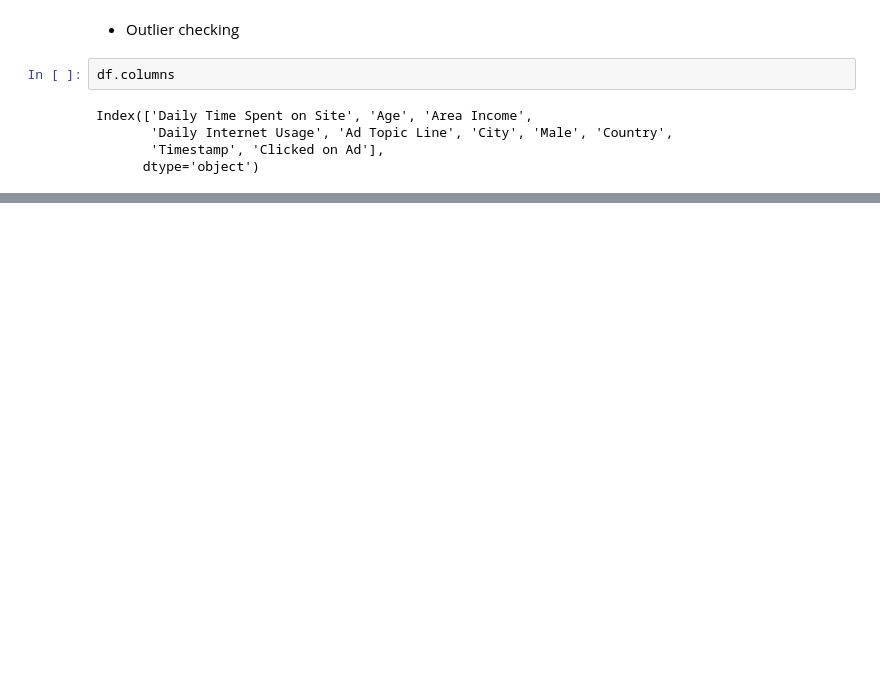
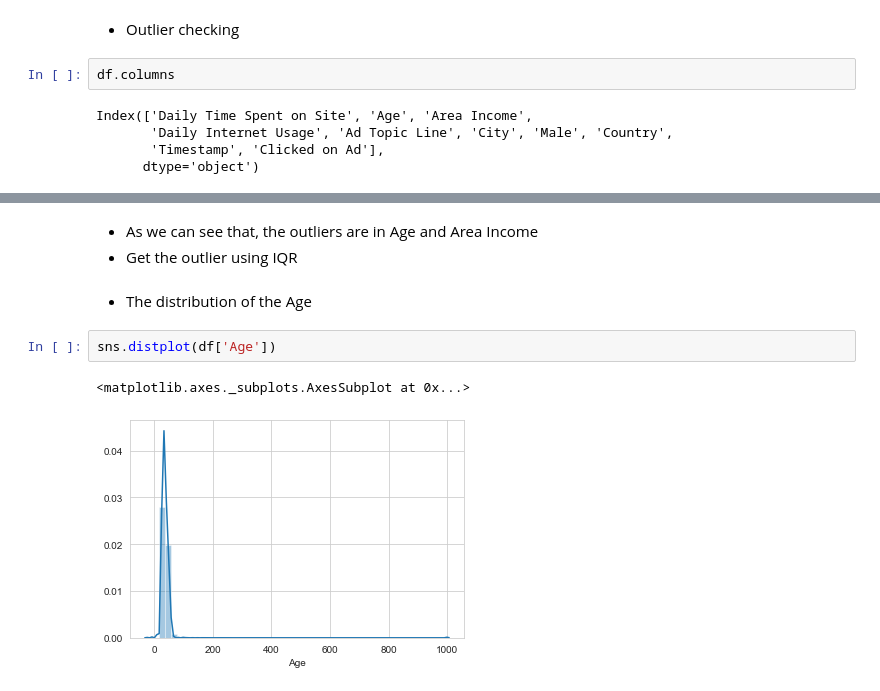
Before and after one commit to rui-ren/Data-Science-Notes, a Jupyter notebook: data_challenges/Advertising_Click_estimation/Advertising_Rui.ipynb, the cells around one changed output, grey strips where cells are left out. Saved outputs shown, nothing was run; the diff lists cells and outputs as text; blank space fills up the shorter version.

```diff
--- a/data_challenges/Advertising_Click_estimation/Advertising_Rui.ipynb
+++ b/data_challenges/Advertising_Click_estimation/Advertising_Rui.ipynb
@@ -186,0 +221,10 @@ len(l)
+# %% [markdown]
+- As we can see that, the outliers are in Age and Area Income
+- Get the outlier using IQR
+# %% [markdown]
+- The distribution of the Age
+# %%
+sns.distplot(df['Age'])
+# %% [output]
+<matplotlib.axes._subplots.AxesSubplot at 0x...>
+[figure, added]
```
Also changed, not shown: parts of 28 cells of this notebook, 2 other files.
